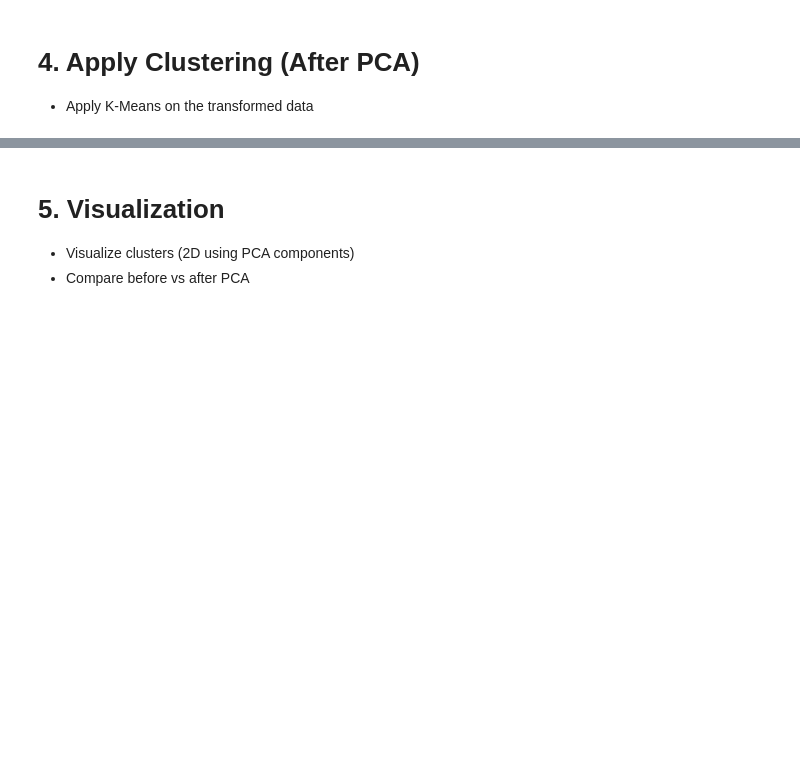
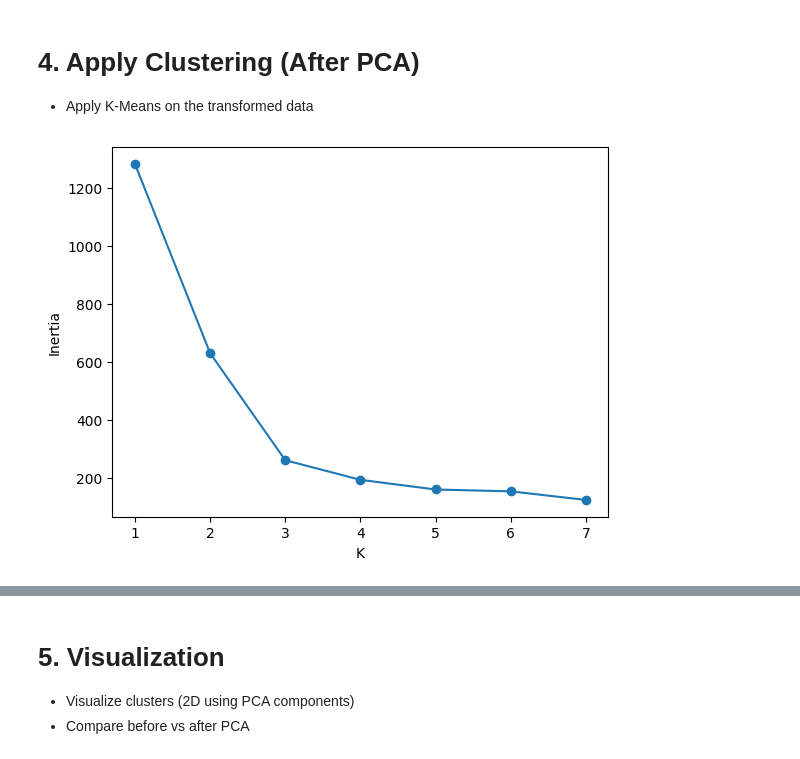
Before and after one commit to Abdulmajeed-A/Tuwaiq-MiniProject-Evaluating-Clustering, a Jupyter notebook: MiniProject-Evaluating-Clustering.ipynb, the cells around one changed output, grey strips where cells are left out. Drawn from its saved outputs; the diff is of its cells as text; code cells hidden in the pictures; blank space fills up the shorter version.

```diff
--- a/MiniProject-Evaluating-Clustering.ipynb
+++ b/MiniProject-Evaluating-Clustering.ipynb
@@ -148,3 +148,17 @@ Total explained variance: 0.5540633835693527
 # %% [markdown]
 # 4. Apply Clustering (After PCA)
 * Apply K-Means on the transformed data
+# %%
+#check fo the best k
+inertia = []
+for k in range(1,8):
+  kmeans = KMeans(n_clusters=k,random_state=42)
+  kmeans.fit(df_pca)
+  inertia.append(kmeans.inertia_)
+
+plt.plot(range(1,8),inertia,"-o")
+plt.xlabel("K")
+plt.ylabel("Inertia")
+plt.show()
+# %% [output]
+[figure, added]
```
Also changed, not shown: parts of 2 cells of this notebook.
